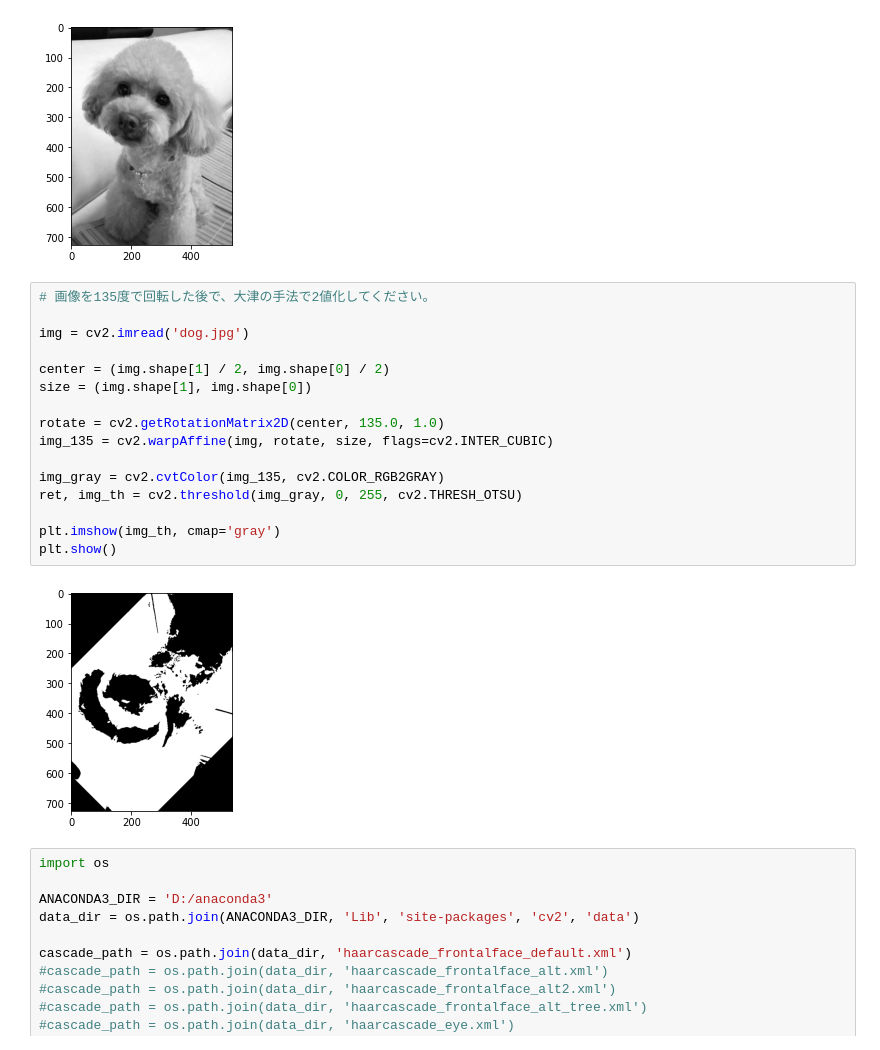
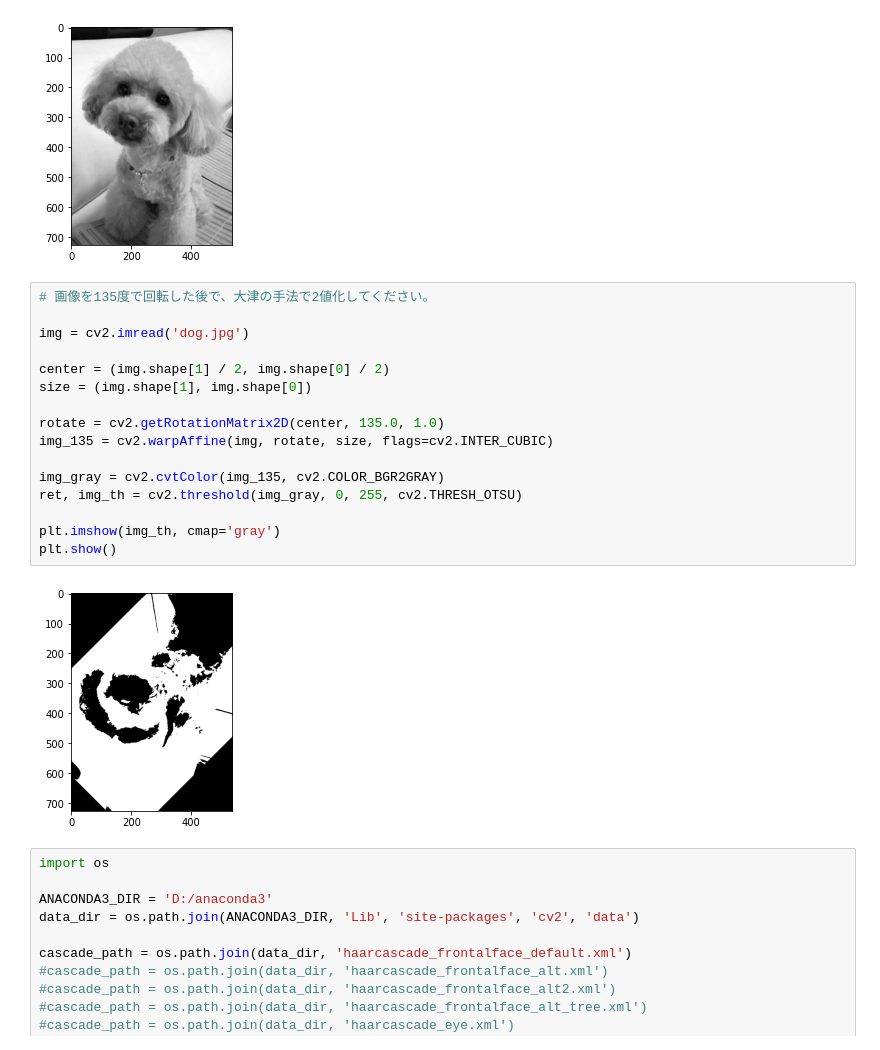
Before and after one commit to Learning-FIT/Python, a Jupyter notebook: image_processing/OpenCV.ipynb, the cells around one changed output. Drawn from its saved outputs; the diff is of its cells as text.

```diff
--- a/image_processing/OpenCV.ipynb
+++ b/image_processing/OpenCV.ipynb
@@ -310,21 +310,21 @@ plt.show()
 # %%
 # 画像を135度で回転した後で、大津の手法で2値化してください。
 
 img = cv2.imread('dog.jpg')
 
 center = (img.shape[1] / 2, img.shape[0] / 2)
 size = (img.shape[1], img.shape[0])
 
 rotate = cv2.getRotationMatrix2D(center, 135.0, 1.0)
 img_135 = cv2.warpAffine(img, rotate, size, flags=cv2.INTER_CUBIC)
 
-img_gray = cv2.cvtColor(img_135, cv2.COLOR_RGB2GRAY)
+img_gray = cv2.cvtColor(img_135, cv2.COLOR_BGR2GRAY)
 ret, img_th = cv2.threshold(img_gray, 0, 255, cv2.THRESH_OTSU)
 
 plt.imshow(img_th, cmap='gray')
 plt.show()
 # %% [output]
-[figure, old version]
+[figure, new version]
 # %%
 import os
 
```
